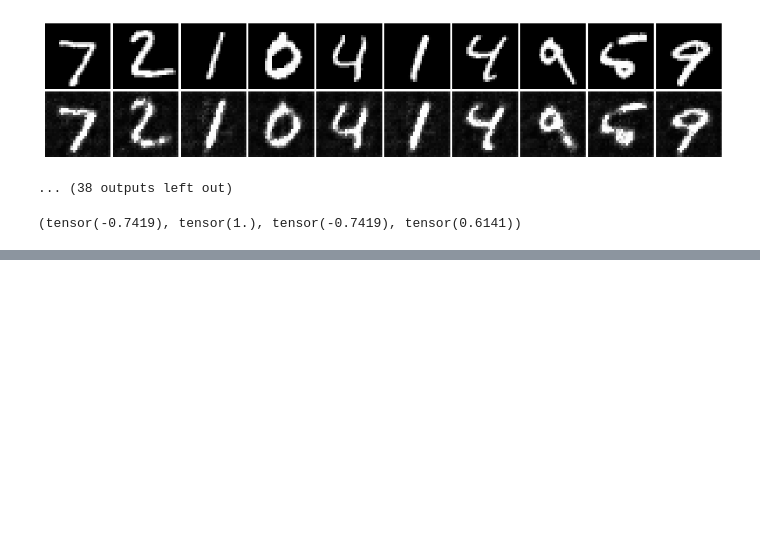
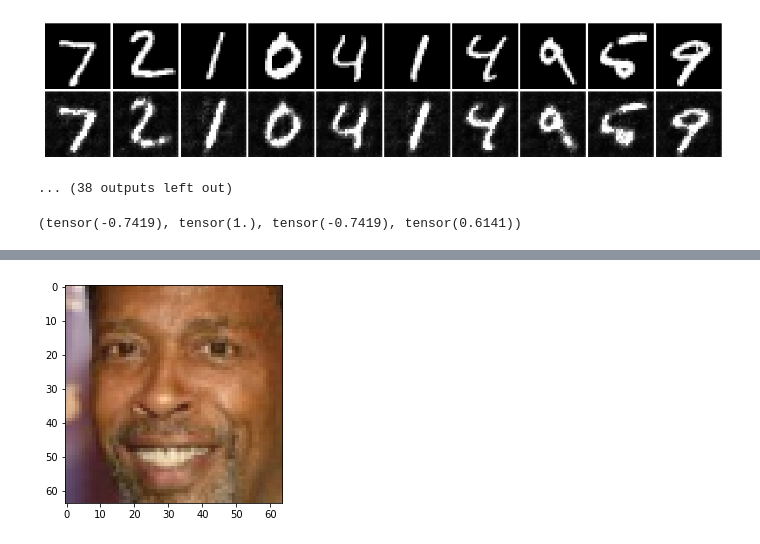
Before and after one commit to sandrobarna/workshop-amld2020, a Jupyter notebook: AE_vs_VAE.ipynb, the cells around one changed output, grey strips where cells are left out. Drawn from its saved outputs; the diff is of its cells as text; code cells hidden in the pictures; blank space fills up the shorter version.

```diff
--- a/AE_vs_VAE.ipynb
+++ b/AE_vs_VAE.ipynb
@@ -256,0 +512,2 @@ o.mean(), o.min()
+# %%
+df = pd.read_csv(DATA_DIR + '/list_attr_celeba.csv')
@@ -256,0 +518,81 @@ o.mean(), o.min()
+# %%
+import os
+import PIL
+from typing import List
+from sklearn.model_selection import train_test_split
+
+#IMAGENET_STATS = [0.485, 0.456, 0.406], [0.229, 0.224, 0.225]
+IMAGENET_STATS = [0.5]*3, [0.5]*3
+# defining denormalizer for normalized images.
+
+class DeNormalize:
+
+    def __init__(self, mean, std):
+
+        self.mean = mean
+        self.std = std
+
+    def __call__(self, x, inplace=False):
+
+        """
+        Args:
+            tensor (Tensor): Tensor image of size (C, H, W) to be normalized.
+        Returns:
+            Tensor: Normalized image.
+        """
+        tensor = x if inplace else x.clone()
+        for t, m, s in zip(tensor, self.mean, self.std):
+            t.mul_(s).add_(m)
+
+        return tensor
+
+denorm = DeNormalize(*IMAGENET_STATS)
+
+class CelebFaceDataset(torch.utils.data.dataset.Dataset):
+
+    def __init__(self, root_dir: str, image_ids: List[str]):
+
+        self.root_dir = root_dir
+        self.image_ids = image_ids
+
+        self.transforms = transforms.Compose([
+                                              transforms.Resize((64, 64)),
+                                              transforms.ToTensor(),
+                                              transforms.Normalize(*IMAGENET_STATS)
+                                             ])
+    def __getitem__(self, idx: int):
+
+        im = PIL.Image.open(os.path.join(self.root_dir, self.image_ids[idx]))
+
+        return self.transforms(im)
+
+    def __len__(self):
+        return len(self.image_ids)
+
+def get_celeba_dls(df: pd.DataFrame):
+
+    train_ids, valid_ids = train_test_split(df.image_id.tolist(), test_size=0.01)
+
+    print('Train size:', len(train_ids), 'Valid Size:', len(valid_ids))
+
+    train_ds = CelebFaceDataset(DATA_DIR + '/celeba', train_ids)
+    valid_ds = CelebFaceDataset(DATA_DIR + '/celeba', valid_ids)
+
+    return (torch.utils.data.DataLoader(train_ds,
+                                        batch_size=128,
+                                        shuffle=True,
+                                        pin_memory=True),
+
+            torch.utils.data.DataLoader(valid_ds,
+                                        batch_size=2 * 128,
+                                        shuffle=False,
+                                        pin_memory=True))
+
+train_dl, valid_dl = get_celeba_dls(df)
+
+for i, x in enumerate(train_dl):
+    plt.imshow(denorm(x[0]).permute(1, 2, 0).numpy())
+    plt.show()
+    if i > 10:
+        break
+# %% [output]
@@ -256,0 +600 @@ o.mean(), o.min()
+[figure, added]
```
Also changed, not shown: parts of 17 cells of this notebook.
